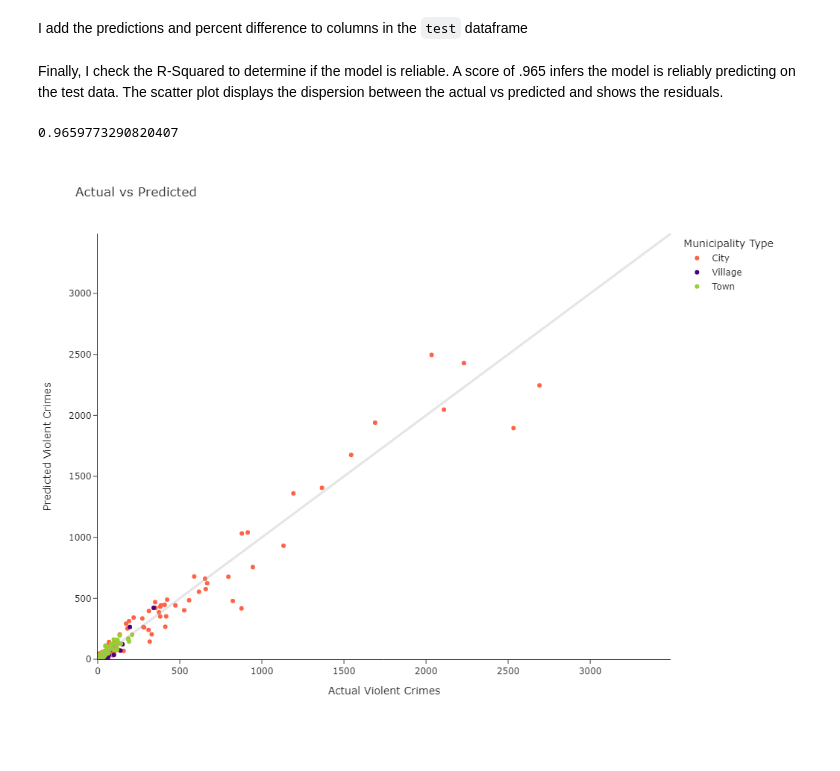
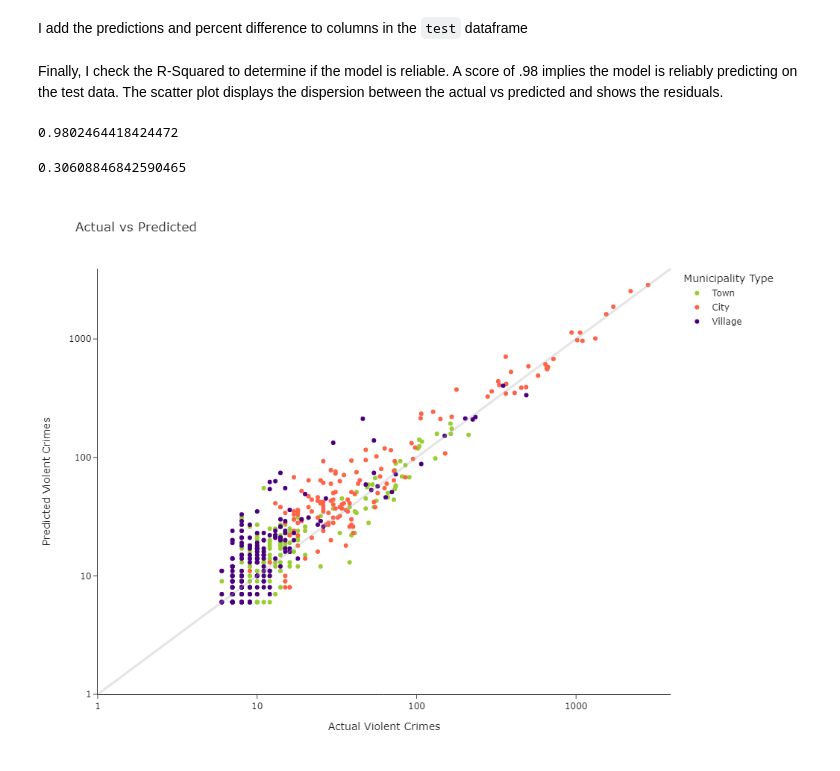
Before and after one commit to ARQ284/Data-Science-Portfolio, a Jupyter notebook: NY Crime Machine Learning Project.ipynb, the cells around one changed output. Saved outputs shown, nothing was run; the diff lists cells and outputs as text; code cells hidden in the pictures.

```diff
--- a/NY Crime Machine Learning Project.ipynb
+++ b/NY Crime Machine Learning Project.ipynb
@@ -301,21 +301,19 @@ Next, I build a Keras model and wrap it in `KerasRegressor` to use in a sk-learn
 def build_model(meta):
     reg = tf.keras.Sequential()
     reg.add(Input(shape=(meta["n_features_in_"])))
-    reg.add(Dense(300, activation='linear',kernel_initializer=tf.keras.initializers.GlorotNormal()))
-    reg.add(Dropout(.05))
-    reg.add(Dense(300, activation='relu'))
-    reg.add(Dropout(.05))
-    reg.add(Dense(200, activation='linear'))
-    reg.add(Dense(1,activation = 'linear'))
-    reg.compile(optimizer=keras.optimizers.Nadam(),loss = 'mean_absolute_error')
+    reg.add(Dense(100, activation='linear',kernel_initializer=tf.keras.initializers.Orthogonal()))
+    reg.add(Dropout(.25))
+    reg.add(Dense(75, activation='relu'))
+    reg.add(Dense(30, activation='relu',kernel_initializer=tf.keras.initializers.HeNormal()))
+    reg.add(Dense(1,activation = 'relu'))
+    reg.compile(optimizer=keras.optimizers.Adam(learning_rate = 0.005),loss = 'mean_absolute_percentage_error')
     return reg
 modelCrime = KerasRegressor(build_model,
-epochs=100,
+epochs=120,
 validation_split = 0.05,
-batch_size = 50,
+batch_size = 25,
 verbose=0,
-optimizer=tf.keras.optimizers.experimental.Nadam(learning_rate=0.006)
-#callbacks=EarlyStopping(monitor='val_loss', patience=10,min_delta=2,start_from_epoch=50,verbose=1)
+optimizer=tf.keras.optimizers.experimental.Adam(use_ema=True)
 )
 # %% [markdown]
 After building the model I'll incorporate it into a pipeline to preprocess. Since all of our property crimes are highly correlated, I decompose it into 3 principal components with `PCA`. I also chose to discretize the property crime rate into 5 bins with equal data points to stratify the lowest to highest crime rate areas.
@@ -379,33 +377,39 @@ I add the predictions and percent difference to columns in the `test` dataframe
 test[target+'_prediction'] = pipe.predict(test.drop([target,'Municipality',"Year"],axis = 1)).round()
 test[target+'_prediction_diff'] = round((test[target+'_prediction'] - test[target])/test[target],5)
 # %% [markdown]
-Finally, I check the R-Squared to determine if the model is reliable. A score of .965 infers the model is reliably predicting on the test data. The scatter plot displays the dispersion between the actual vs predicted and shows the residuals.
+Finally, I check the R-Squared to determine if the model is reliable. A score of .98 implies the model is reliably predicting on the test data. The scatter plot displays the dispersion between the actual vs predicted and shows the residuals.
 # %%
 r2_score(test[target],test[target+'_prediction'])
 # %% [output]
-0.9659773290820407
+0.9802464418424472
+# %%
+mean_absolute_percentage_error(test[target],test[target+'_prediction'])
+# %% [output]
+0.30608846842590465
 # %%
-axisMax = test[target].max()
+axisMax = np.log10(test[target].max())
 
-fig = px.scatter(test,x=target,y=target+'_prediction',
+fig = px.scatter(test,y=target,x=target+'_prediction',
            title="Actual vs Predicted",
            color="Municipality Type",
            template="simple_white",
+           log_x = True,
+           log_y = True,
            color_discrete_map={"City":"tomato","Town":"yellowgreen","Village":"indigo"},
            custom_data=['Municipality']).\
 update_layout(yaxis_range=[0,axisMax],xaxis_range=[0,axisMax]).\
-update_yaxes(title="Predicted Violent Crimes").\
-update_xaxes(title="Actual Violent Crimes").\
+update_yaxes(title="Predicted Violent Crimes",dtick=1).\
+update_xaxes(title="Actual Violent Crimes",dtick=1).\
 add_shape(type="line",
     xref="paper", yref="paper",
     x0=0, y0=0, x1=1,
     y1=1,
     line=dict(
         color="darkgrey",
         width=3,
     ))
 
 fig = fig.to_image(engine="orca",width=1000, height=750)
 Image(fig)
 # %% [output]
-[figure, old version]
+[figure, new version]
```
Also changed, not shown: parts of 4 cells of this notebook.
